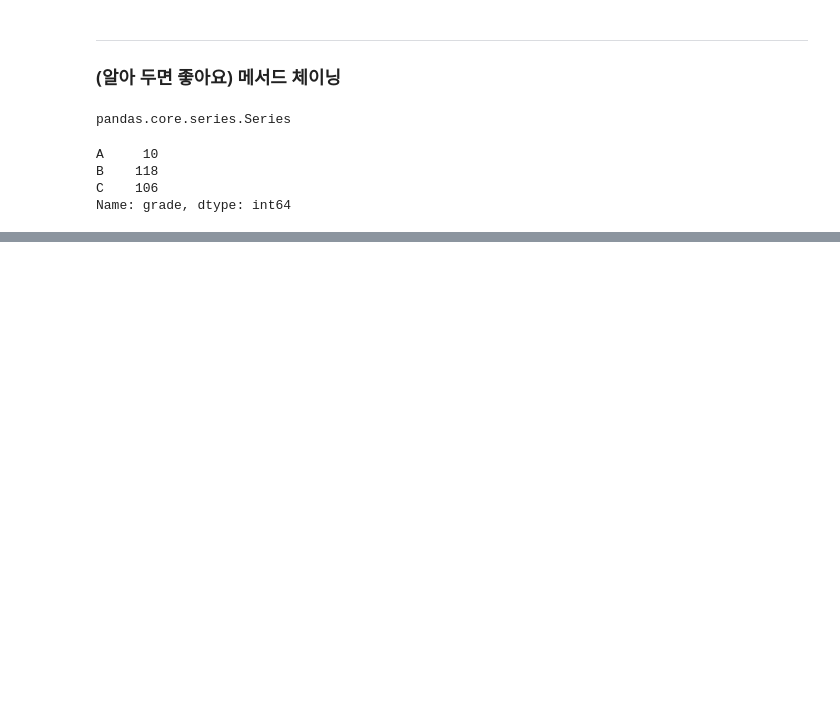
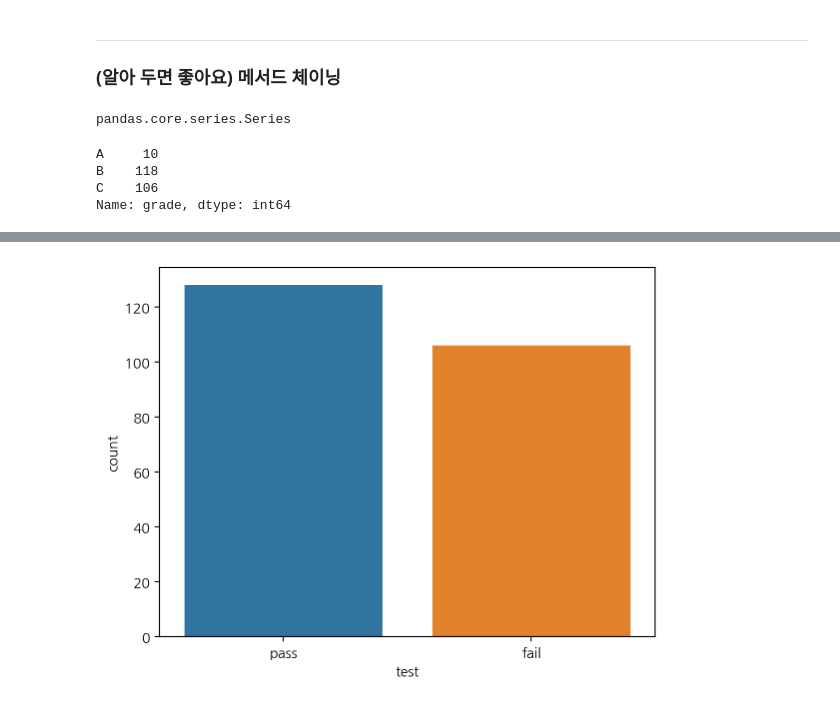
Before and after one commit to secons127/2024-1-my-BDA, a Jupyter notebook: inclass/03w_240322_Fri_ch05_data_medium.ipynb, the cells around one changed output, grey strips where cells are left out. Drawn from its saved outputs; the diff is of its cells as text; code cells hidden in the pictures; blank space fills up the shorter version.

```diff
--- a/inclass/03w_240322_Fri_ch05_data_medium.ipynb
+++ b/inclass/03w_240322_Fri_ch05_data_medium.ipynb
@@ -766,0 +872,4 @@ Name: grade, dtype: int64
+# %%
+sns.countplot(mpg, x='test', hue='test');  # 빈도표 만들기
+# %% [output]
+[figure, added]
```
Also changed, not shown: parts of 14 cells of this notebook.
